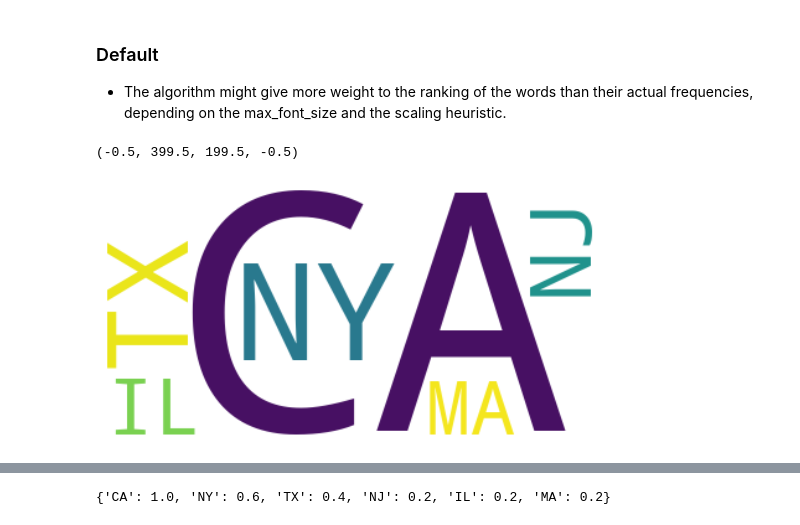
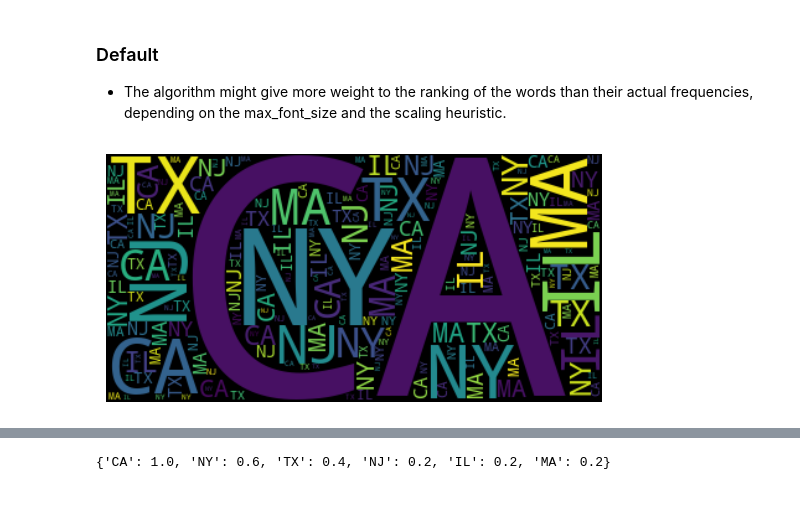
Before and after one commit to datasmp/intro_ml, a Jupyter notebook: _sources/nlp.ipynb, the cells around one changed output, grey strips where cells are left out. Drawn from its saved outputs; the diff is of its cells as text; code cells hidden in the pictures.

```diff
--- a/_sources/nlp.ipynb
+++ b/_sources/nlp.ipynb
@@ -364,16 +357,15 @@ https://amueller.github.io/word_cloud/
 # %%
 from wordcloud import WordCloud
 import matplotlib.pyplot as plt
 
 text = 'NY NY NY NJ TX TX CA CA CA CA CA IL MA'
-wc = WordCloud(background_color='white', random_state=0, max_font_size=300, repeat=False)
+wc = WordCloud(background_color='black', random_state=0, max_font_size=300, repeat=True)
 wc.generate(text)
 
 plt.imshow(wc, interpolation='bilinear')
-plt.axis('off')
+plt.axis('off');
 # %% [output]
-(-0.5, 399.5, 199.5, -0.5)
-[figure, old version]
+[figure, new version]
 # %%
 # colormap: rocket
 wc = WordCloud(background_color='white', random_state=0, max_font_size=300, repeat=False, colormap='rocket')
```
Also changed, not shown: parts of 12 cells of this notebook, 34 other files.
